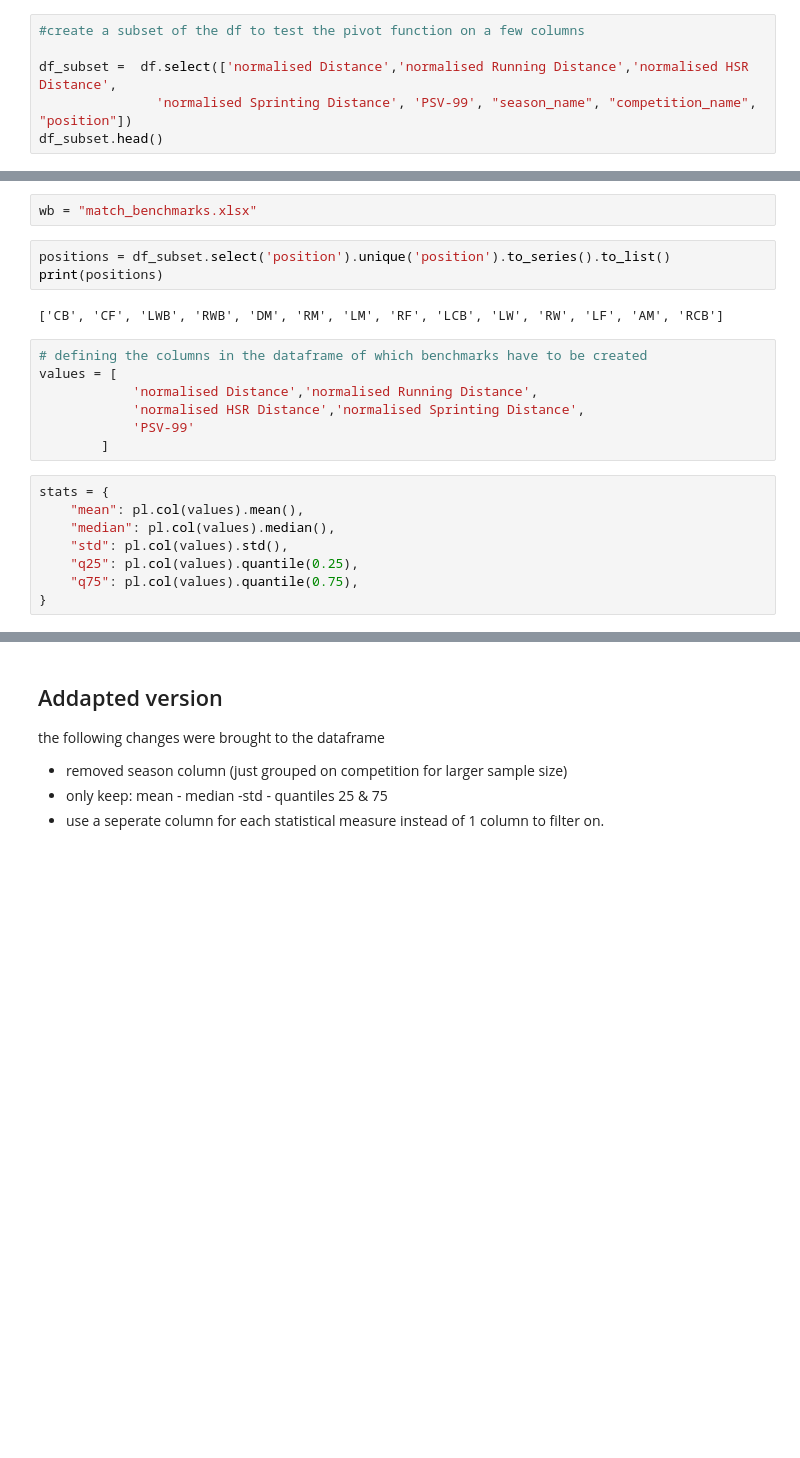
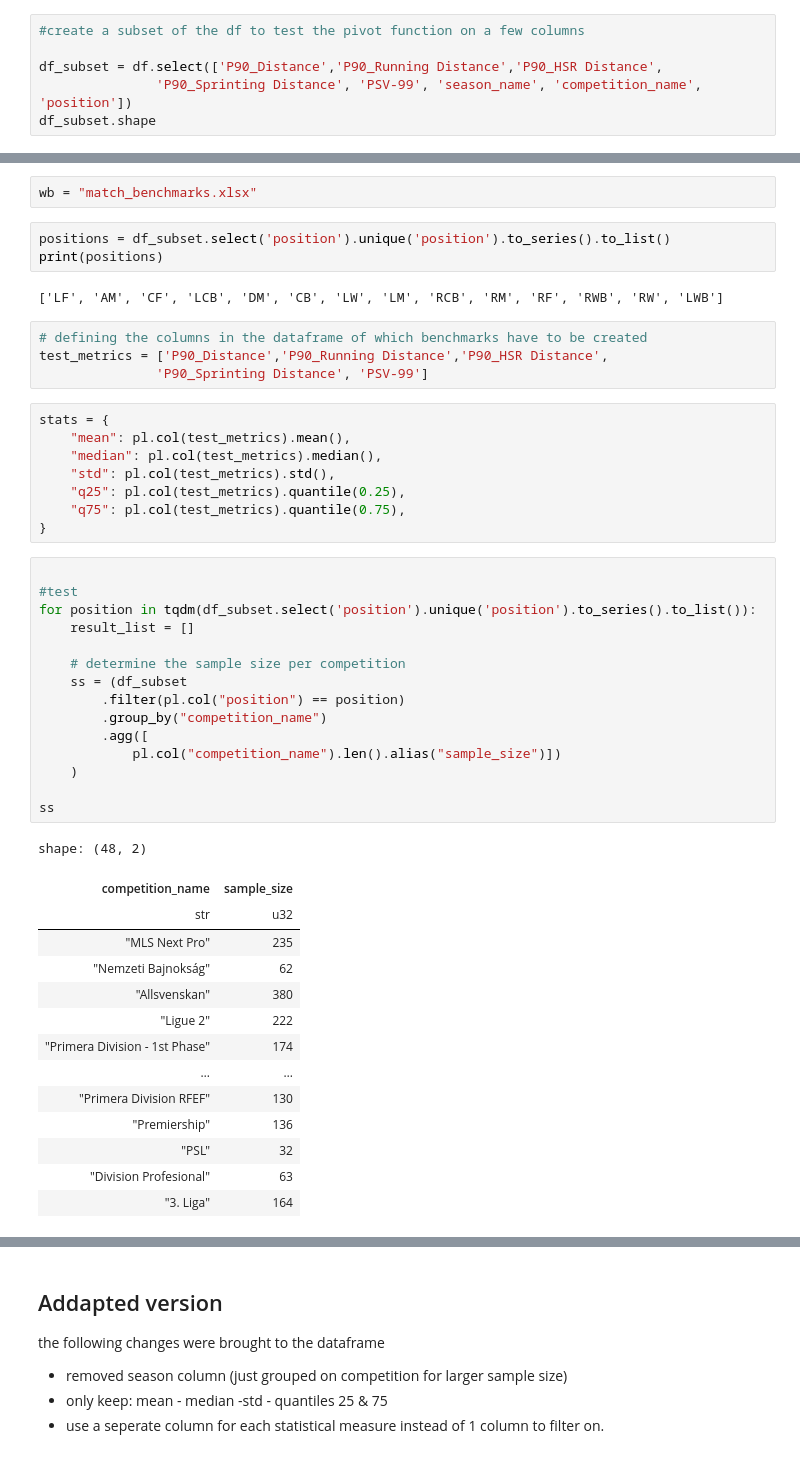
Before and after one commit to ihosten/internship_club_brugge, a Jupyter notebook: start_project/bench_analysis.ipynb, the cells around one changed output, grey strips where cells are left out. Cells and saved outputs as stored; diff of their text form; blank space fills up the shorter version.

```diff
--- a/start_project/bench_analysis.ipynb
+++ b/start_project/bench_analysis.ipynb
@@ -38,7 +38,7 @@ test_metrics = ['normalised Distance','normalised Running Distance','normalised
 # %%
 #create a subset of the df to test the pivot function on a few columns
 
-df_subset =  df.select(['normalised Distance','normalised Running Distance','normalised HSR Distance',
-               'normalised Sprinting Distance', 'PSV-99', "season_name", "competition_name", "position"])
-df_subset.head()
+df_subset = df.select(['P90_Distance','P90_Running Distance','P90_HSR Distance',
+               'P90_Sprinting Distance', 'PSV-99', 'season_name', 'competition_name', 'position'])
+df_subset.shape
 # %% [output]
@@ -56,19 +49,46 @@ wb = "match_benchmarks.xlsx"
 positions = df_subset.select('position').unique('position').to_series().to_list()
 print(positions)
 # %% [output]
-['CB', 'CF', 'LWB', 'RWB', 'DM', 'RM', 'LM', 'RF', 'LCB', 'LW', 'RW', 'LF', 'AM', 'RCB']
+['LF', 'AM', 'CF', 'LCB', 'DM', 'CB', 'LW', 'LM', 'RCB', 'RM', 'RF', 'RWB', 'RW', 'LWB']
 # %%
 # defining the columns in the dataframe of which benchmarks have to be created
-values = [
-            'normalised Distance','normalised Running Distance',
-            'normalised HSR Distance','normalised Sprinting Distance',
-            'PSV-99'
-        ]
+test_metrics = ['P90_Distance','P90_Running Distance','P90_HSR Distance',
+               'P90_Sprinting Distance', 'PSV-99']
 # %%
 stats = {
-    "mean": pl.col(values).mean(),
-    "median": pl.col(values).median(),
-    "std": pl.col(values).std(),
-    "q25": pl.col(values).quantile(0.25),
-    "q75": pl.col(values).quantile(0.75),
+    "mean": pl.col(test_metrics).mean(),
+    "median": pl.col(test_metrics).median(),
+    "std": pl.col(test_metrics).std(),
+    "q25": pl.col(test_metrics).quantile(0.25),
+    "q75": pl.col(test_metrics).quantile(0.75),
 }
+# %%
+
+#test
+for position in tqdm(df_subset.select('position').unique('position').to_series().to_list()):
+    result_list = []
+
+    # determine the sample size per competition
+    ss = (df_subset
+        .filter(pl.col("position") == position)
+        .group_by("competition_name")
+        .agg([
+            pl.col("competition_name").len().alias("sample_size")])
+    )
+
+ss
+# %% [output]
+shape: (48, 2)
+| competition_name | sample_size |
+| str | u32 |
+| "MLS Next Pro" | 235 |
+| "Nemzeti Bajnokság" | 62 |
+| "Allsvenskan" | 380 |
+| "Ligue 2" | 222 |
+| "Primera Division - 1st Phase" | 174 |
+| … | … |
+| "Primera Division RFEF" | 130 |
+| "Premiership" | 136 |
+| "PSL" | 32 |
+| "Division Profesional" | 63 |
+| "3. Liga" | 164 |
```
Also changed, not shown: parts of 8 cells of this notebook, 1 other file.
